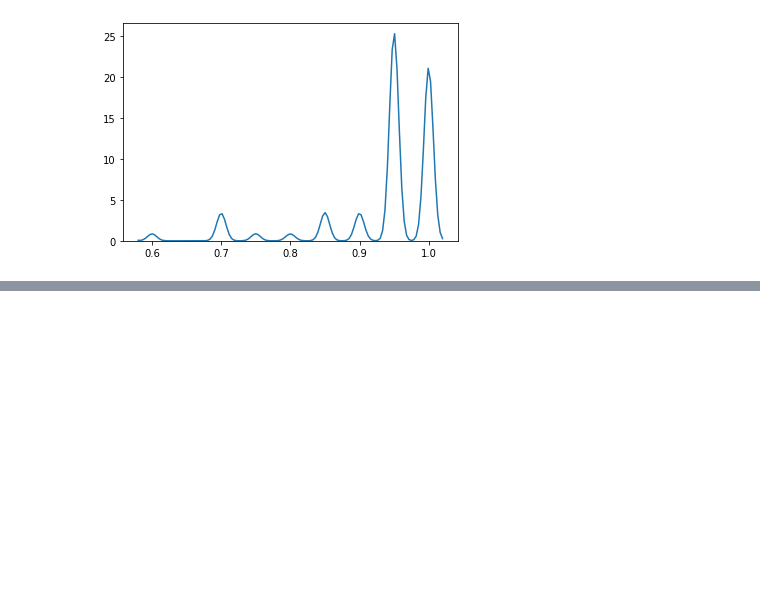
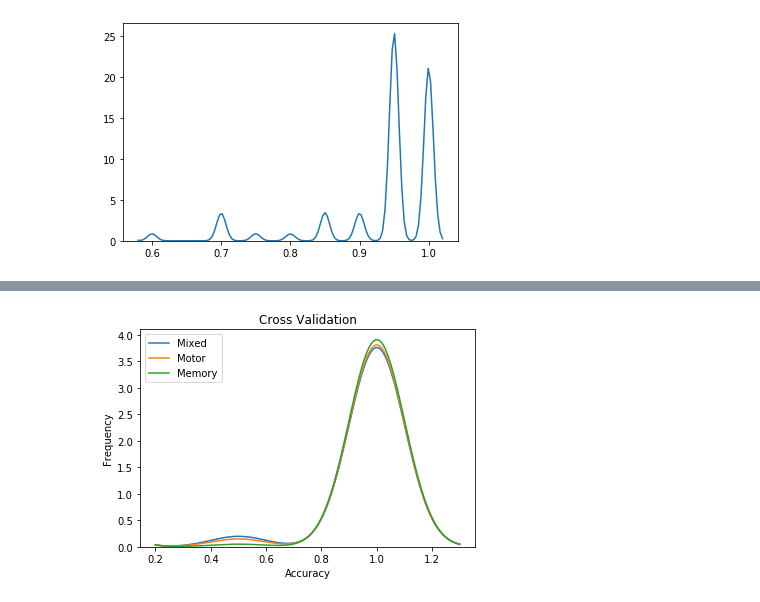
Before and after one commit to GrattonLab/MSC_Alexis, a Jupyter notebook: analysis/code/mL_rsfMRI/figs_for_slides.ipynb, the cells around one changed output, grey strips where cells are left out. Saved outputs shown, nothing was run; the diff lists cells and outputs as text; code cells hidden in the pictures; blank space fills up the shorter version.

```diff
--- a/analysis/code/mL_rsfMRI/figs_for_slides.ipynb
+++ b/analysis/code/mL_rsfMRI/figs_for_slides.ipynb
@@ -160,0 +182,21 @@ DS=pd.merge(motMix,mem,on=['train', 'test'])
+# %%
+import numpy as np
+import os
+import sys
+import pandas as pd
+import seaborn as sns
+import matplotlib.pyplot as plt
+# Initialization of directory information:
+thisDir = os.path.expanduser('~/Desktop/MSC_Alexis/analysis/')
+dataDir = thisDir + 'data/mvpa_data/'
+outDir = thisDir + 'output/mL/results/ridge/acc/'
+
+MSC01=pd.read_csv(outDir+'SS/folds/MSC01.csv')
+MSC02=pd.read_csv(outDir+'SS/folds/MSC02.csv')
+MSC03=pd.read_csv(outDir+'SS/folds/MSC03.csv')
+MSC04=pd.read_csv(outDir+'SS/folds/MSC04.csv')
+MSC05=pd.read_csv(outDir+'SS/folds/MSC05.csv')
+MSC06=pd.read_csv(outDir+'SS/folds/MSC06.csv')
+MSC07=pd.read_csv(outDir+'SS/folds/MSC07.csv')
+MSC10=pd.read_csv(outDir+'SS/folds/MSC10.csv')
+SS=pd.merge(MSC01, MSC02, on=['train','test'])
@@ -186,0 +275,15 @@ sns.kdeplot(DS[DS.train=='MSC02'].mem.values)
+# %%
+CV=pd.read_csv(outDir+'CV/reformedFolds.csv')
+# %%
+fig, ax=plt.subplots()
+ax=sns.kdeplot(CV[CV.task=='Mixed'].acc.values,label='Mixed', bw=.1)
+ax=sns.kdeplot(CV[CV.task=='Motor'].acc.values,label='Motor', bw=.1)
+ax=sns.kdeplot(CV[CV.task=='Memory'].acc.values,label='Memory', bw=.1)
+
+ax.set_title('Cross Validation')
+ax.set_ylabel('Frequency')
+ax.set_xlabel('Accuracy')
+fig=ax.get_figure()
+plt.savefig(thisDir +'output/mL/images/ridge/acc/CV/kdeplot.png', bbox_inches='tight')
+# %% [output]
+[figure, added]
```
Also changed, not shown: parts of 15 cells of this notebook, 12 other files.
